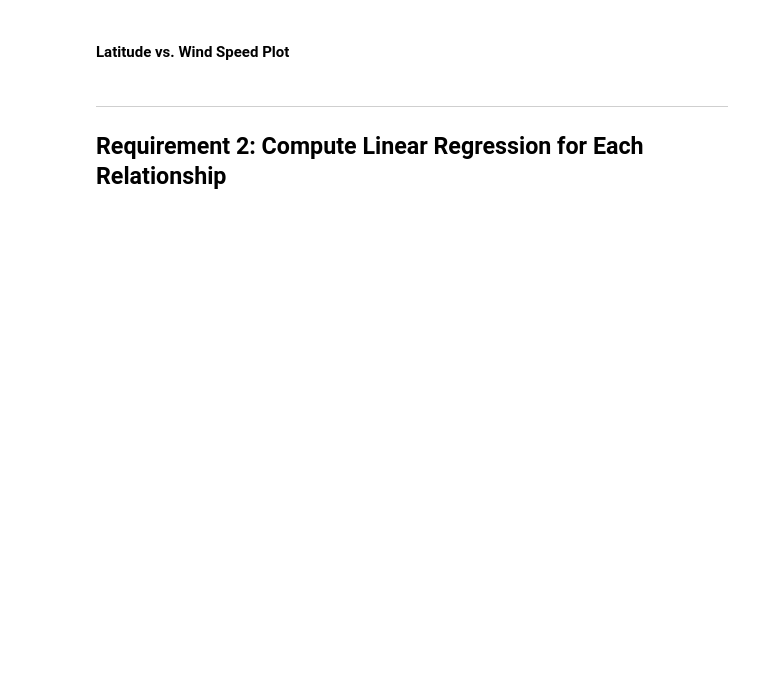
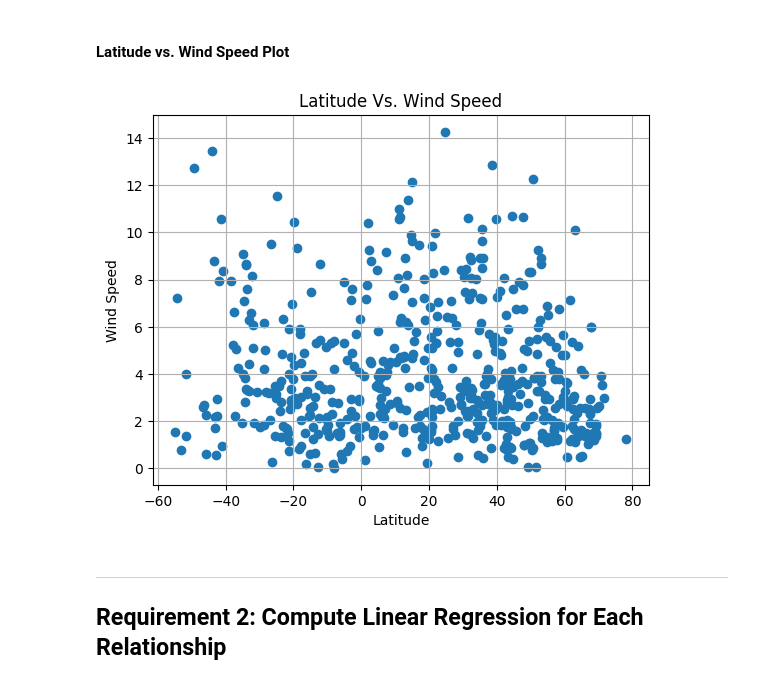
Before and after one commit to bluejays101/python-api-challenge, a Jupyter notebook: WeatherPy.ipynb, the cells around one changed output. Saved outputs shown, nothing was run; the diff lists cells and outputs as text; code cells hidden in the pictures; blank space fills up the shorter version.

```diff
--- a/WeatherPy.ipynb
+++ b/WeatherPy.ipynb
@@ -240,17 +265,22 @@ plt.show()
 # %% [markdown]
 #### Latitude vs. Wind Speed Plot
 # %%
-# Build the scatter plots for latitude vs. wind speed
-# YOUR CODE HERE
+# Build the scatter plots for latitude vs. windspeed
+plt.scatter(city_data_df['Lat'], city_data_df['Wind Speed'])
 
 # Incorporate the other graph properties
-# YOUR CODE HERE
+plt.xlabel('Latitude')
+plt.ylabel('Wind Speed')
+plt.title('Latitude Vs. Wind Speed')
+plt.grid(True)
 
 # Save the figure
 plt.savefig("output_data/Fig4.png")
 
 # Show plot
 plt.show()
+# %% [output]
+[figure, added]
 # %% [markdown]
 ---
 
```
Also changed, not shown: parts of 39 cells of this notebook, 13 other files.
